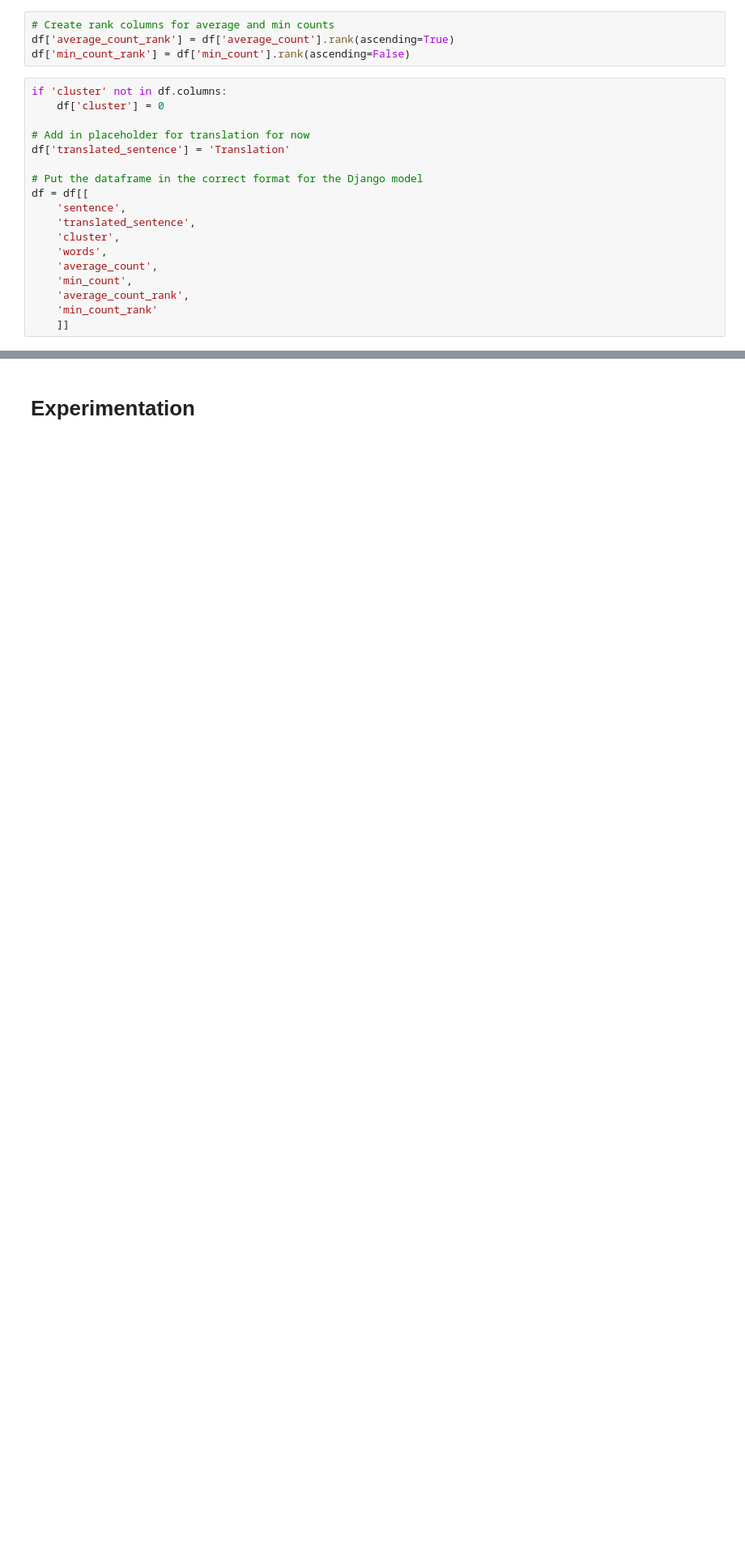
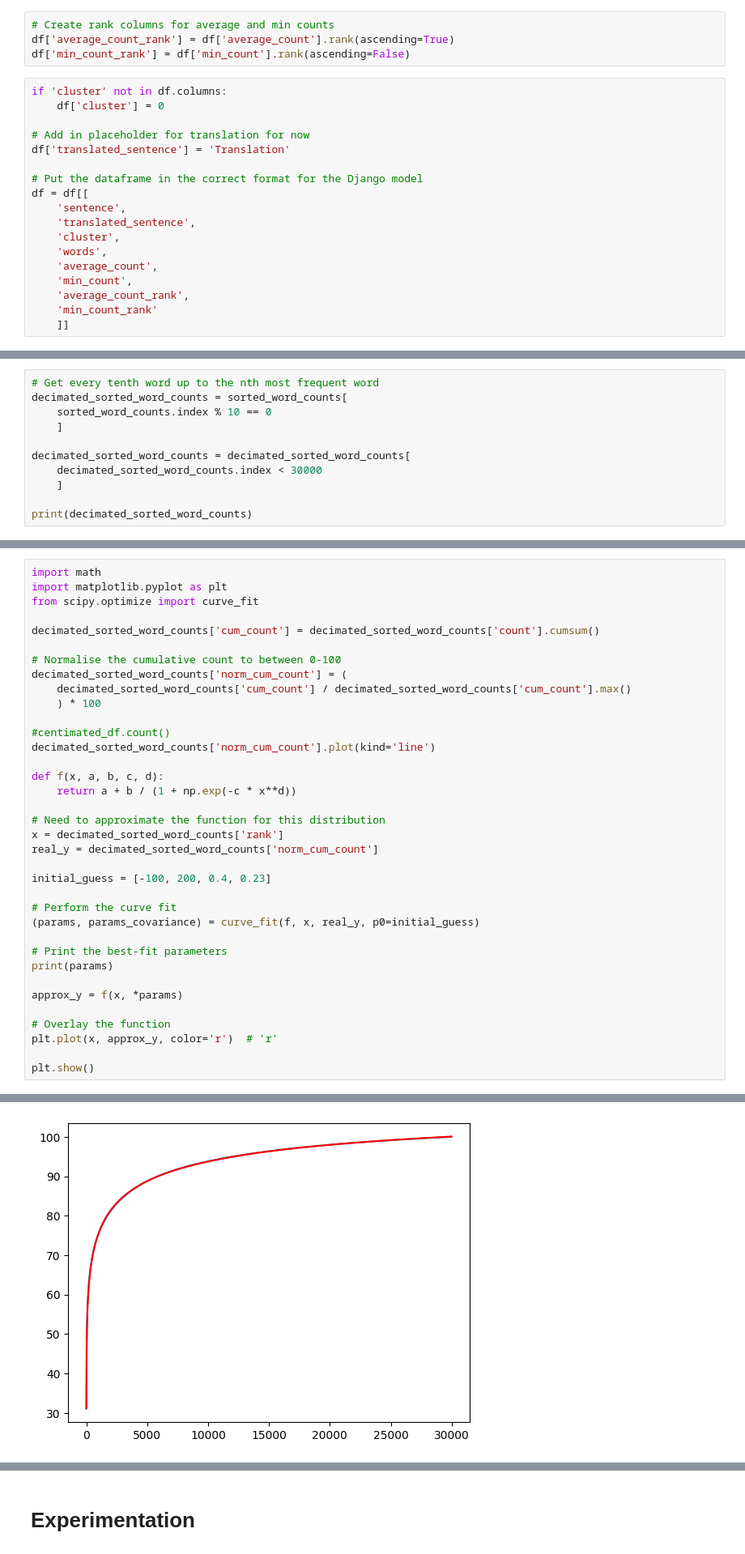
Before and after one commit to tobylerone/quivo-app, a Jupyter notebook: ml_notebooks/sentence_categorisation/step_4_unique_word_frequency_list_and_sentence_complexity.ipynb, the cells around one changed output, grey strips where cells are left out. Shown at 81% size. Drawn from its saved outputs; the diff is of its cells as text; blank space fills up the shorter version.

```diff
--- a/ml_notebooks/sentence_categorisation/step_4_unique_word_frequency_list_and_sentence_complexity.ipynb
+++ b/ml_notebooks/sentence_categorisation/step_4_unique_word_frequency_list_and_sentence_complexity.ipynb
@@ -328,0 +330,11 @@ ordered_df[ordered_df.index == 256541]
+# %%
+# Get every tenth word up to the nth most frequent word
+decimated_sorted_word_counts = sorted_word_counts[
+    sorted_word_counts.index % 10 == 0
+    ]
+
+decimated_sorted_word_counts = decimated_sorted_word_counts[
+    decimated_sorted_word_counts.index < 30000
+    ]
+
+print(decimated_sorted_word_counts)
@@ -328,0 +356,37 @@ ordered_df[ordered_df.index == 256541]
+# %%
+import math
+import matplotlib.pyplot as plt
+from scipy.optimize import curve_fit
+
+decimated_sorted_word_counts['cum_count'] = decimated_sorted_word_counts['count'].cumsum()
+
+# Normalise the cumulative count to between 0-100
+decimated_sorted_word_counts['norm_cum_count'] = (
+    decimated_sorted_word_counts['cum_count'] / decimated_sorted_word_counts['cum_count'].max()
+    ) * 100
+
+#centimated_df.count()
+decimated_sorted_word_counts['norm_cum_count'].plot(kind='line')
+
+def f(x, a, b, c, d):
+    return a + b / (1 + np.exp(-c * x**d))
+
+# Need to approximate the function for this distribution
+x = decimated_sorted_word_counts['rank']
+real_y = decimated_sorted_word_counts['norm_cum_count']
+
+initial_guess = [-100, 200, 0.4, 0.23]
+
+# Perform the curve fit
+(params, params_covariance) = curve_fit(f, x, real_y, p0=initial_guess)
+
+# Print the best-fit parameters
+print(params)
+
+approx_y = f(x, *params)
+
+# Overlay the function
+plt.plot(x, approx_y, color='r')  # 'r'
+
+plt.show()
+# %% [output]
@@ -328,0 +394 @@ ordered_df[ordered_df.index == 256541]
+[figure, added]
```
Also changed, not shown: parts of 9 cells of this notebook, 3 other files.
